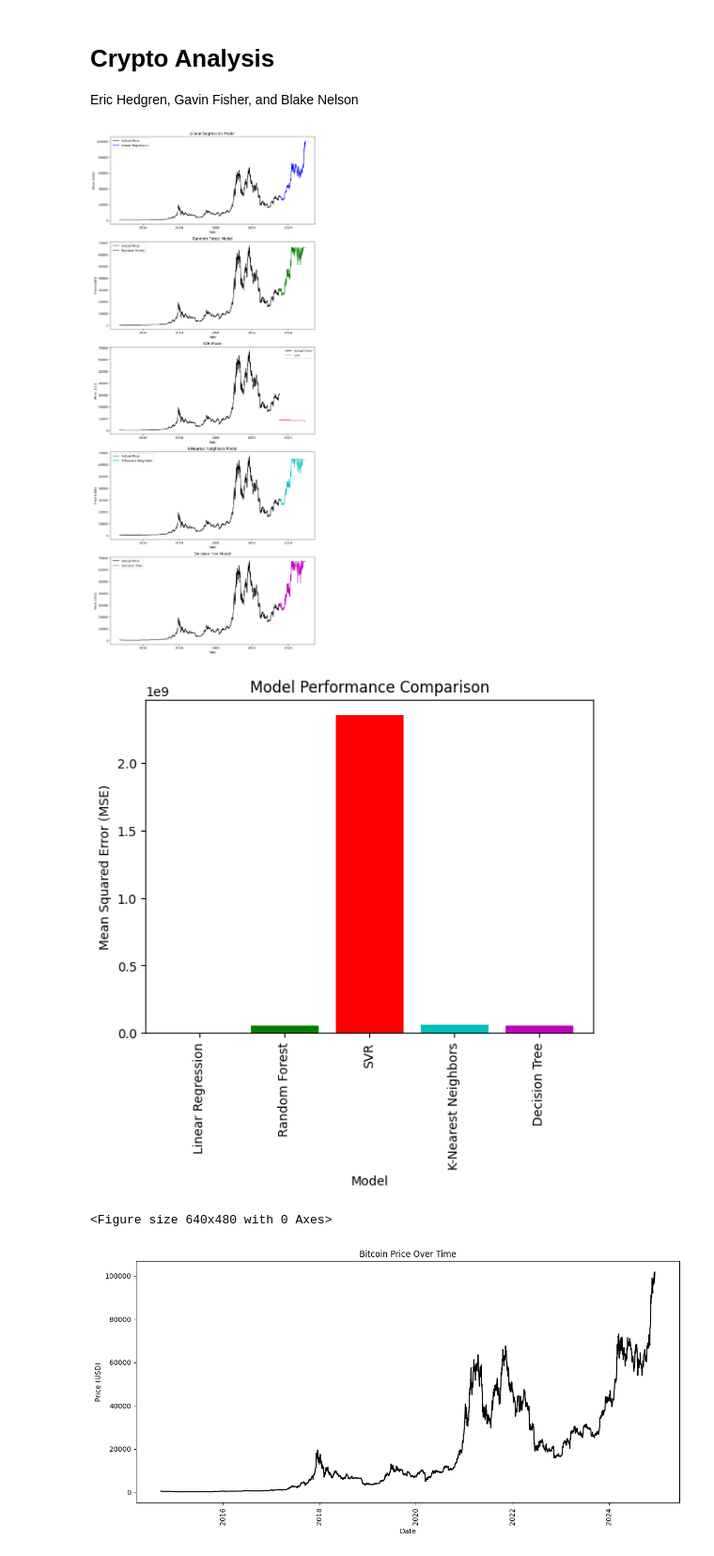
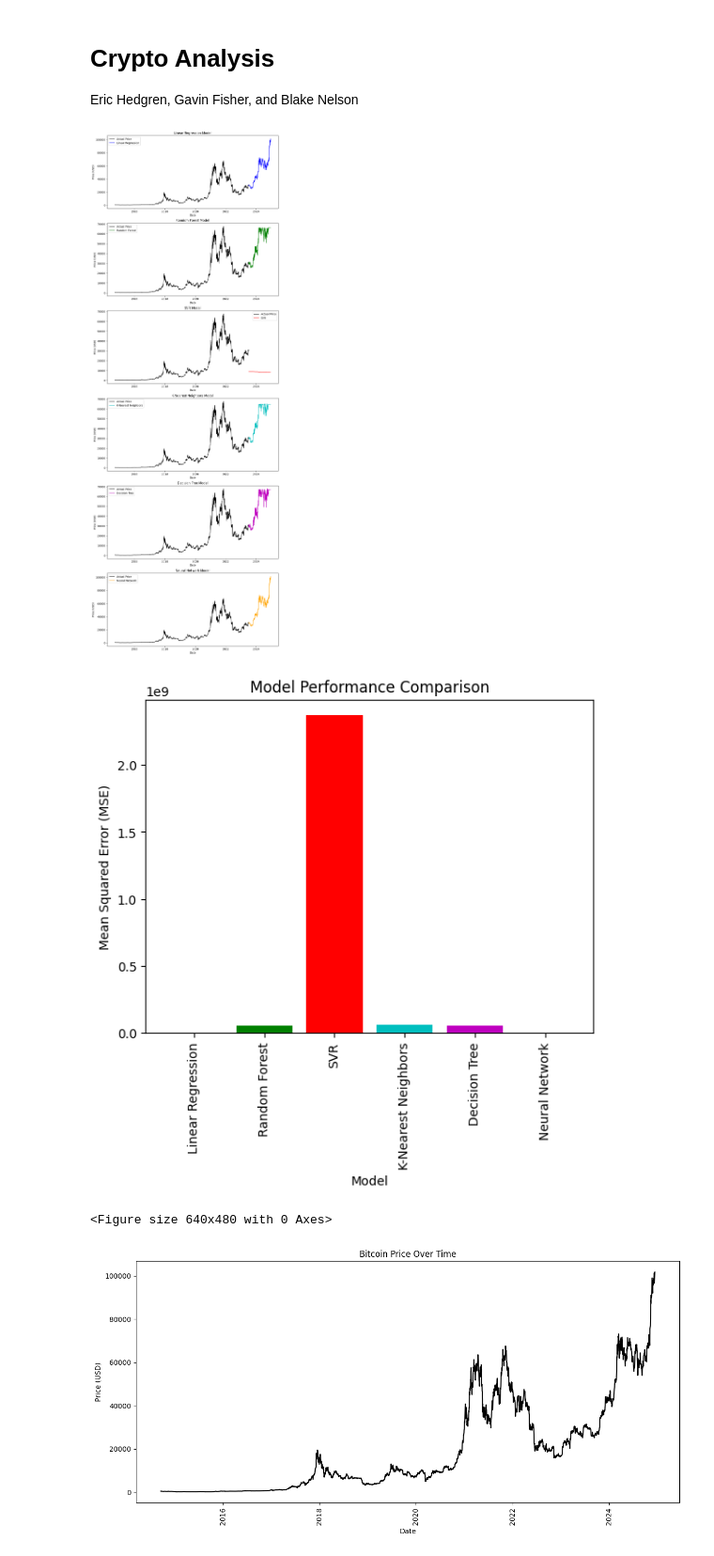
Before and after one commit to hedgreneric/CryptoAnalysis-DS3010, a Jupyter notebook: crypto_analysis.ipynb, the cells around one changed output. Shown at 94% size. Drawn from its saved outputs; the diff is of its cells as text; code cells hidden in the pictures.

```diff
--- a/crypto_analysis.ipynb
+++ b/crypto_analysis.ipynb
@@ -3,6 +3,7 @@
 
 Eric Hedgren, Gavin Fisher, and Blake Nelson
 # %%
+from sklearn.neural_network import MLPRegressor
 import yfinance as yf
 import pandas as pd
 import numpy as np
@@ -38,7 +39,8 @@ def prepare_data(df):
 
     return X_train, y_train, X_test, y_test, test_df
 
-def train_model(X_train, y_train, X_test, y_test):
+def train_models(X_train, y_train, X_test, y_test,
+                   epochs=100, learning_rate=0.001, hardware='CPU'):
     models = {
         'Linear Regression': LinearRegression(),
         'Random Forest': RandomForestRegressor(),
@@ -55,6 +57,13 @@ def train_model(X_train, y_train, X_test, y_test):
         rmse = np.sqrt(mse)
         results[name] = (model, rmse, y_pred, mse)
 
+    neural_network = MLPRegressor(max_iter=epochs, learning_rate_init=learning_rate)
+    neural_network.fit(X_train, y_train)
+    y_pred = neural_network.predict(X_test)
+    mse = np.mean((y_test - y_pred) ** 2)
+    rmse = np.sqrt(mse)
+    results['Neural Network'] = (neural_network, rmse, y_pred, mse)
+
     return results
 
 def predict_tomorrow(models, df):
@@ -66,7 +75,7 @@ def predict_tomorrow(models, df):
     return predictions
 
 def plot_data(df, models):
-    colors = ['b', 'g', 'r', 'c', 'm']
+    colors = ['b', 'g', 'r', 'c', 'm', 'orange']
     fig, axs = plt.subplots(len(models), figsize=(12,6*len(models)))
 
     mses = []
@@ -97,14 +106,14 @@ def plot_data(df, models):
 # %%
 df = get_market_data()
 
 X_train, y_train, X_test, y_test, test_df = prepare_data(df)
 
-models = train_model(X_train, y_train, X_test, y_test)
+models = train_models(X_train, y_train, X_test, y_test)
 
 plot_data(df, models)
 # %% [output]
-[figure, old version]
+[figure, new version]
-[figure, old version]
+[figure, new version]
 <Figure size 640x480 with 0 Axes>
 # %%
 fig, ax = plt.subplots(figsize=(12,6))
```
